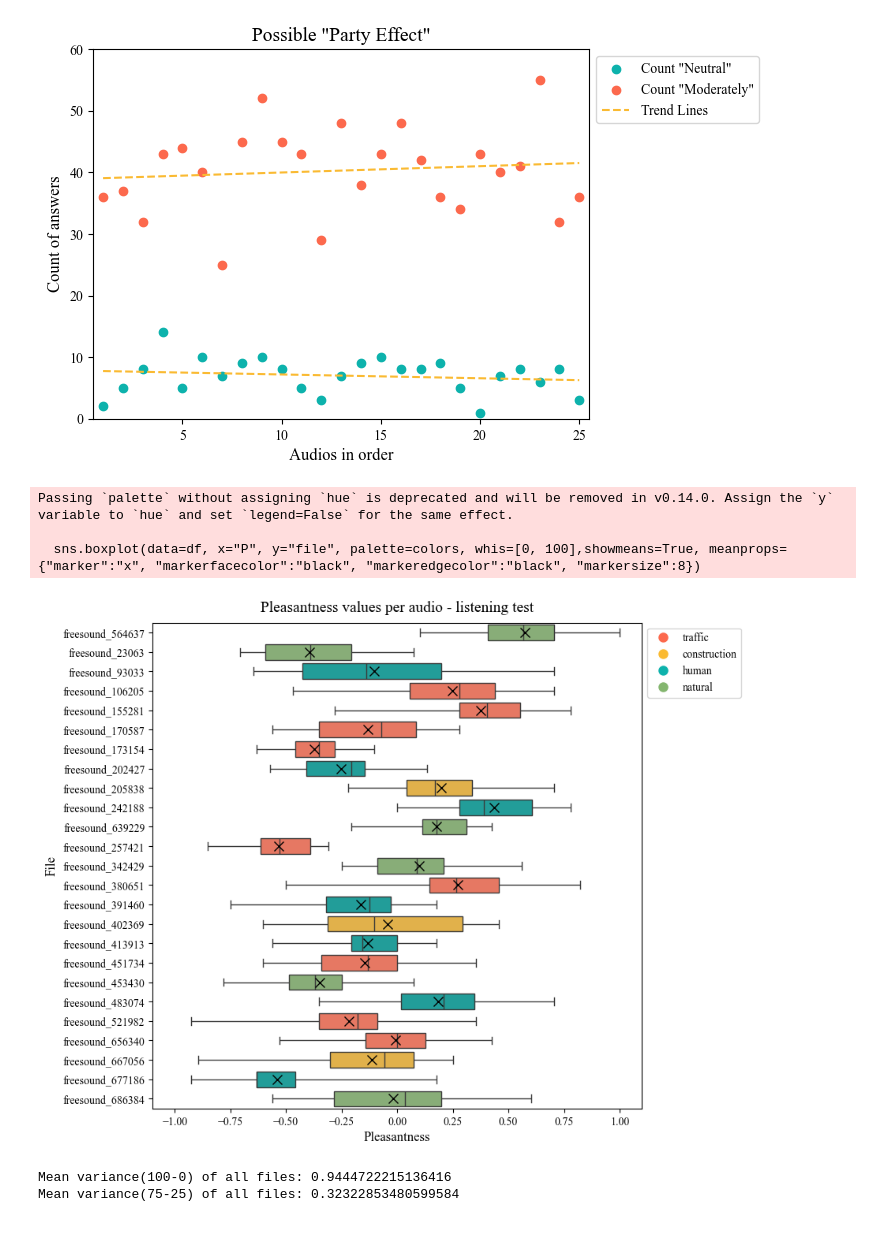
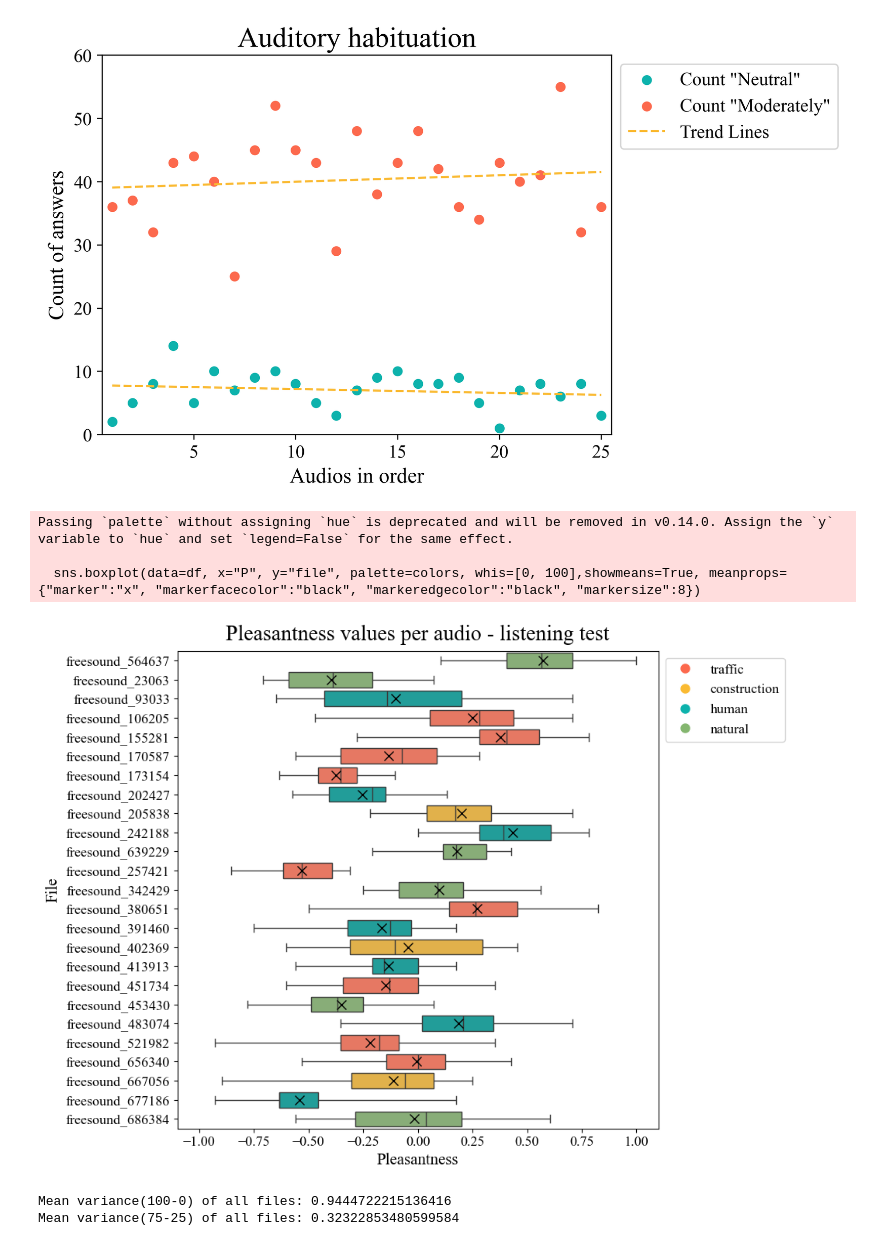
Before and after one commit to amaiasagasti/UrbanPleasantnessEventfulness, a Jupyter notebook: src/scripts/dataset/dataset_Analyse_results_listening_tests.ipynb, the cells around one changed output. Cells and saved outputs as stored; diff of their text form; code cells hidden in the pictures.

Commit message:
adapting graphs for report

```diff
--- a/src/scripts/dataset/dataset_Analyse_results_listening_tests.ipynb
+++ b/src/scripts/dataset/dataset_Analyse_results_listening_tests.ipynb
@@ -8,12 +8,12 @@ from scipy.stats import linregress
 plt.rcParams.update({
     'font.family': 'serif',
     'font.serif': ['Times New Roman'],  # Set to Times New Roman
-    'font.size': 12,  # Set a suitable font size
-    'axes.labelsize': 12,
-    'axes.titlesize': 14,
-    'legend.fontsize': 10,
-    'xtick.labelsize': 10,
-    'ytick.labelsize': 10
+    'font.size': 16,  # Set a suitable font size
+    'axes.labelsize': 15,
+    'axes.titlesize': 20,
+    'legend.fontsize': 13,
+    'xtick.labelsize': 13,
+    'ytick.labelsize': 13
 })
 
 
@@ -72,35 +72,36 @@ emotions_df["count_of_3s"] = (reduced_emotions_df == 3).sum(axis=1)
 
 # Group by the first column and sum the values in the second column for each group
 general_df = general_df.groupby(general_df.iloc[:, 0]).sum()["count_of_3s"]
 emotions_df = emotions_df.groupby(emotions_df.iloc[:, 0]).sum()["count_of_3s"]
 
 
 # Calculate the trend line
 x = np.arange(1,26,1)
 y_general = general_df.values
 slope, intercept, _, _, _ = linregress(x, y_general)
 trend_line_general = slope * x + intercept
 y_emotions = emotions_df.values
 slope, intercept, _, _, _ = linregress(x, y_emotions)
 trend_line_emotions = slope * x + intercept
 
 # Display
+plt.figure(dpi=300)
 plt.scatter(x,general_df.values, label='Count "Neutral"', color="#0db2ac")
 plt.scatter(x,emotions_df.values, label='Count "Moderately"', color="#fc694d")
 plt.plot(x, trend_line_general, color='#faba32', linestyle='--',label='Trend Lines')
 plt.plot(x, trend_line_emotions, color='#faba32',linestyle='--')
 
 # Add labels and legend
 plt.xlabel('Audios in order')
 plt.ylabel('Count of answers')
 plt.xlim(0.5,25.5)
 plt.ylim(0,60)
-plt.title('Possible "Party Effect"')
+plt.title('Auditory habituation')
 plt.legend(loc='upper left', bbox_to_anchor=(1, 1))
 # Show plot
 plt.show()
 # %% [output]
-[figure, old version]
+[figure, new version]
 # %%
 ###### PREPARE DATA ######
 
@@ -160,7 +161,7 @@ print("Mean variance(75-25) of all files:", mean_variance)
 Passing `palette` without assigning `hue` is deprecated and will be removed in v0.14.0. Assign the `y` variable to `hue` and set `legend=False` for the same effect.
 
   sns.boxplot(data=df, x="P", y="file", palette=colors, whis=[0, 100],showmeans=True, meanprops={"marker":"x", "markerfacecolor":"black", "markeredgecolor":"black", "markersize":8})
-[figure, old version]
+[figure, new version]
 Mean variance(100-0) of all files: 0.9444722215136416
 Mean variance(75-25) of all files: 0.32322853480599584
 # %%
```
Also changed, not shown: parts of 7 cells of this notebook, 1 other file.
